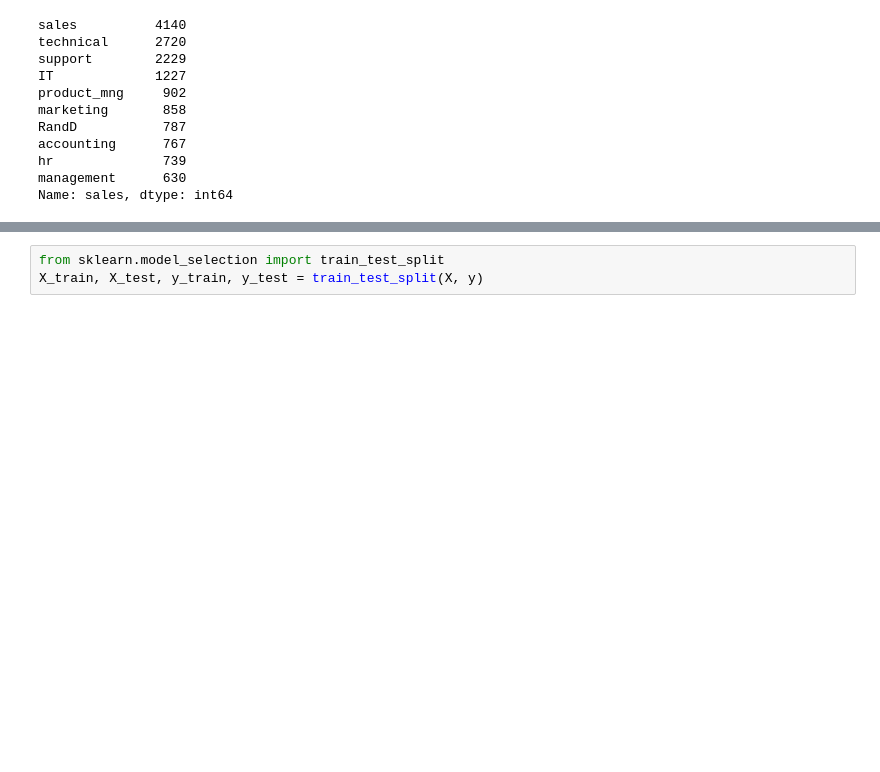
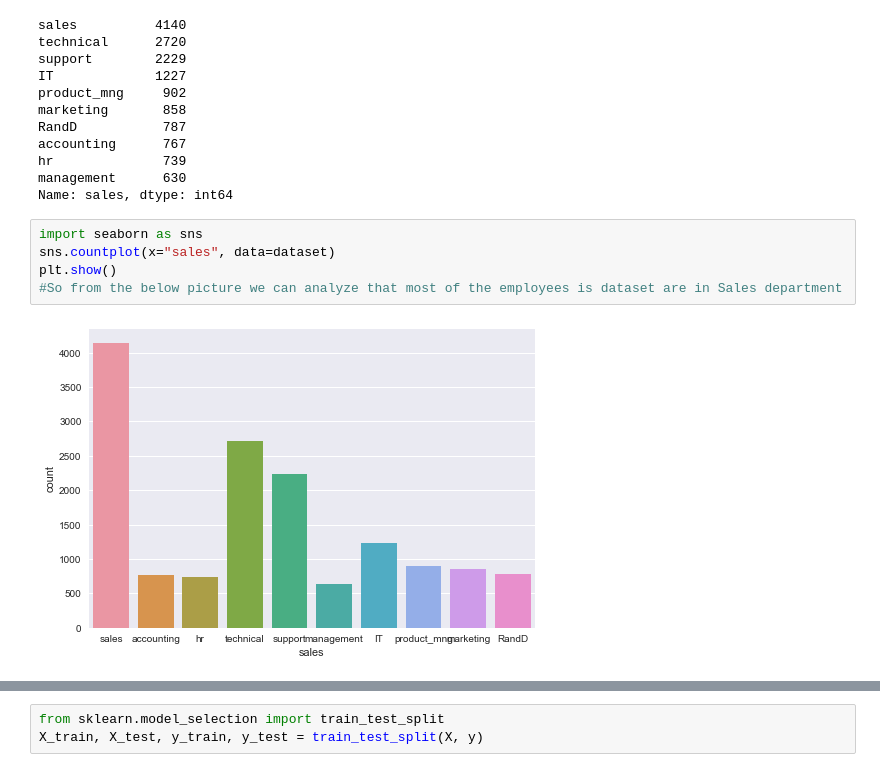
Before and after one commit to arunnitk/Data-science, a Jupyter notebook: HRanalytics.ipynb, the cells around one changed output, grey strips where cells are left out. Saved outputs shown, nothing was run; the diff lists cells and outputs as text; blank space fills up the shorter version.

```diff
--- a/HRanalytics.ipynb
+++ b/HRanalytics.ipynb
@@ -54,3 +73,10 @@ accounting      767
 hr              739
 management      630
 Name: sales, dtype: int64
+# %%
+import seaborn as sns
+sns.countplot(x="sales", data=dataset)
+plt.show()
+#So from the below picture we can analyze that most of the employees is dataset are in Sales department
+# %% [output]
+[figure, added]
```
Also changed, not shown: parts of 23 cells of this notebook, 1 other file.
